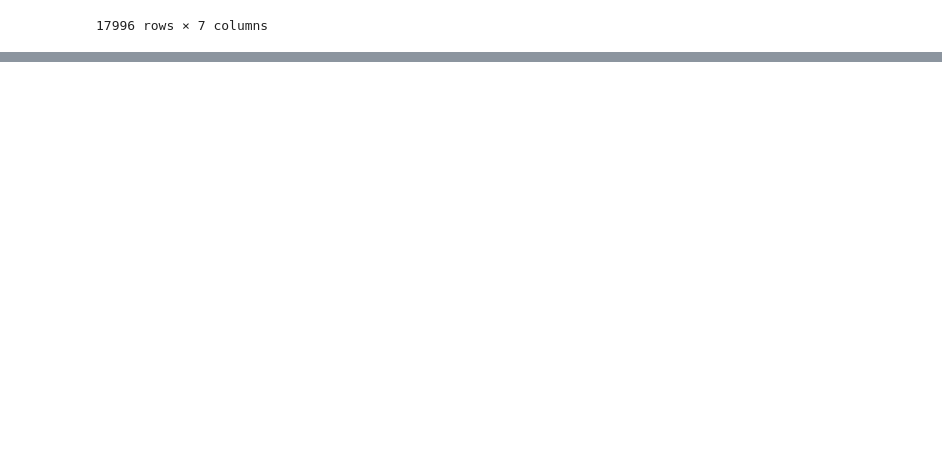
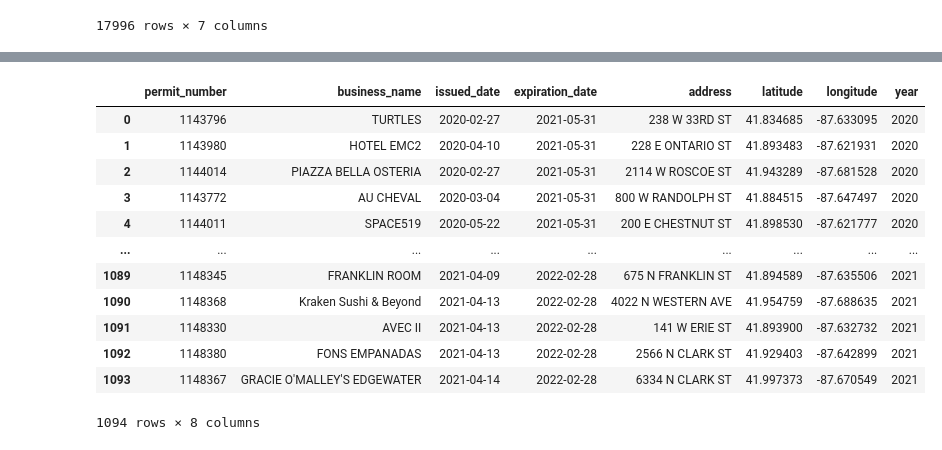
Before and after one commit to williamwall96/Chicago_sidewalk_permits, a Jupyter notebook: data_cleanup/data.ipynb, the cells around one changed output, grey strips where cells are left out. Drawn from its saved outputs; the diff is of its cells as text; code cells hidden in the pictures; blank space fills up the shorter version.

```diff
--- a/data_cleanup/data.ipynb
+++ b/data_cleanup/data.ipynb
@@ -136,0 +333,19 @@ select * from past_permits as p;
+# %%
+# Confirm data has been added by querying table
+pd.read_sql_query('''
+select * from current_permits as c
+''', con=engine)
+# %% [output]
+|  | permit_number | business_name | issued_date | expiration_date | address | latitude | longitude | year |
+| 0 | 1143796 | TURTLES | 2020-02-27 | 2021-05-31 | 238 W 33RD ST | 41.834685 | -87.633095 | 2020 |
+| 1 | 1143980 | HOTEL EMC2 | 2020-04-10 | 2021-05-31 | 228 E ONTARIO ST | 41.893483 | -87.621931 | 2020 |
+| 2 | 1144014 | PIAZZA BELLA OSTERIA | 2020-02-27 | 2021-05-31 | 2114 W ROSCOE ST | 41.943289 | -87.681528 | 2020 |
+| 3 | 1143772 | AU CHEVAL | 2020-03-04 | 2021-05-31 | 800 W RANDOLPH ST | 41.884515 | -87.647497 | 2020 |
+| 4 | 1144011 | SPACE519 | 2020-05-22 | 2021-05-31 | 200 E CHESTNUT ST | 41.898530 | -87.621777 | 2020 |
+| ... | ... | ... | ... | ... | ... | ... | ... | ... |
+| 1089 | 1148345 | FRANKLIN ROOM | 2021-04-09 | 2022-02-28 | 675 N FRANKLIN ST | 41.894589 | -87.635506 | 2021 |
+| 1090 | 1148368 | Kraken Sushi & Beyond | 2021-04-13 | 2022-02-28 | 4022 N WESTERN AVE | 41.954759 | -87.688635 | 2021 |
+| 1091 | 1148330 | AVEC II | 2021-04-13 | 2022-02-28 | 141 W ERIE ST | 41.893900 | -87.632732 | 2021 |
+| 1092 | 1148380 | FONS EMPANADAS | 2021-04-13 | 2022-02-28 | 2566 N CLARK ST | 41.929403 | -87.642899 | 2021 |
+| 1093 | 1148367 | GRACIE O'MALLEY'S EDGEWATER | 2021-04-14 | 2022-02-28 | 6334 N CLARK ST | 41.997373 | -87.670549 | 2021 |
+1094 rows × 8 columns
```
Also changed, not shown: parts of 22 cells of this notebook, 6 other files.
